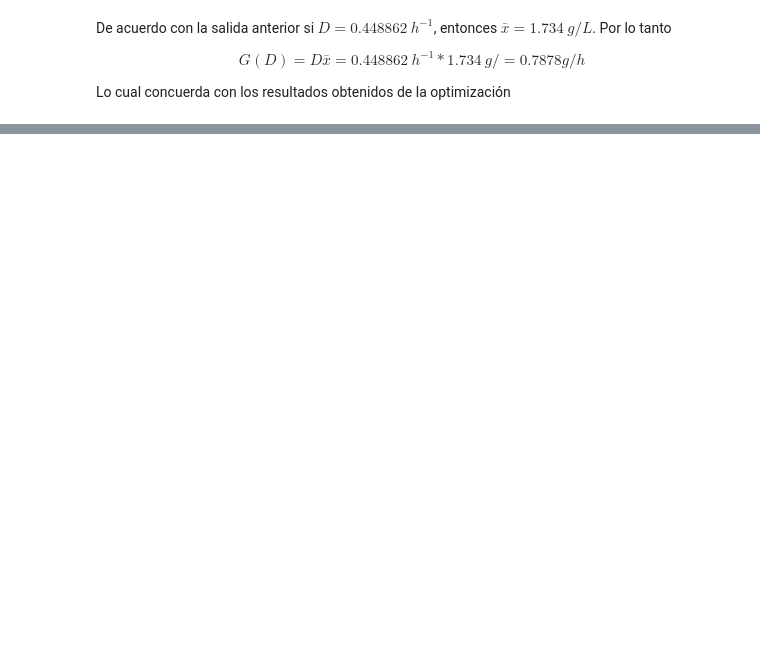
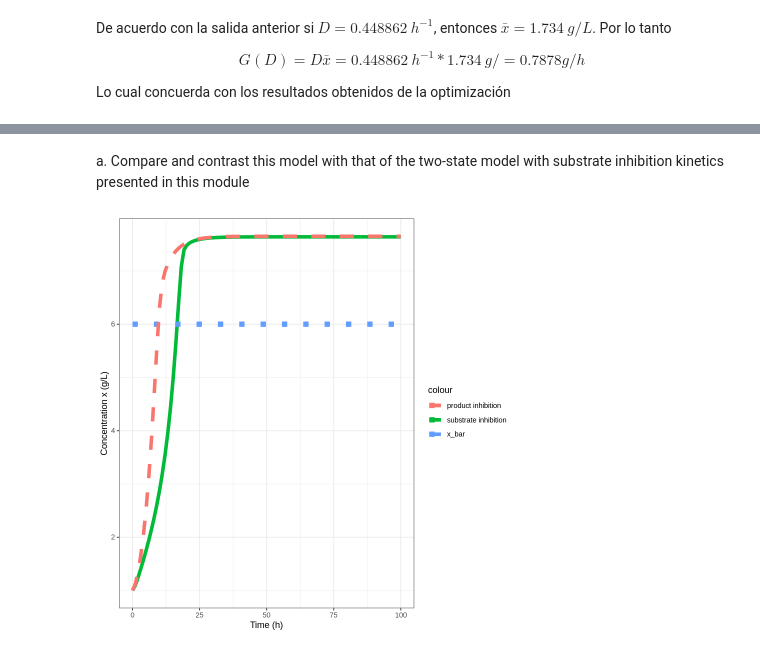
Before and after one commit to JuanM-GG/sistemas-dinamicos-R, a Jupyter notebook: modulo8_reactor_bioquimico.ipynb, the cells around one changed output, grey strips where cells are left out. Saved outputs shown, nothing was run; the diff lists cells and outputs as text; code cells hidden in the pictures; blank space fills up the shorter version.

```diff
--- a/modulo8_reactor_bioquimico.ipynb
+++ b/modulo8_reactor_bioquimico.ipynb
@@ -416,0 +527,2 @@ Lo cual concuerda con los resultados obtenidos de la optimización
+# %% [markdown]
+a. Compare and contrast this model with that of the two-state model with substrate inhibition kinetics presented in this module
@@ -416,0 +542,47 @@ Lo cual concuerda con los resultados obtenidos de la optimización
+# %%
+# modelo con inhibición por sustrato y producto
+prod_inhi <- function(times, state, parms) {
+  with(as.list(c(state, parms)), {
+
+    # velocidad de crecimiento
+    rx = mu_max*s/(ks + s)*x
+
+    # velocidad de consumo de sustrato
+    rs = (1/Yxs)*rx
+
+    # velocidad de generación de producto debido al crecimiento
+    rp = alpha*rx
+
+    # balance de materia para la biomasa
+    dxdt = rx - D*x
+
+    # balance de materia para el sustrato
+    dsdt = D*(sf-s) - rs
+
+    # balance de materia para el producto
+    dpdt = rp + beta*x - D*p
+
+    return(list(c(dsdt, dxdt, dpdt)))
+  })
+}
+# %%
+# simular modelo con inhibición por sustrato y producto
+s <- c(s = 1, x = 1, p = 0)
+out2 <- ode(func = prod_inhi, y = s, times = times, parms = p, method = "rk4")
+# %%
+# preparar resultados para la visualización
+out1 <- as.data.frame(out1)
+out1$s_bar <- ss_bar[1]
+out1$x_bar <- ss_bar[2]
+out1$p_bar <- ss_bar[3]
+out2 <- as.data.frame(out2)
+# %%
+ggplot(out1, aes(times)) +
+  geom_line(aes(y = x, color = "substrate inhibition"), lty = 1, lwd = 2) +
+  geom_line(aes(y = x_bar, color = "x_bar"), lty = 3, lwd = 3) +
+  geom_line(data = out2, aes(y = x, color = "product inhibition"), cex = 2, lty =2) +
+  xlab("Time (h)") +
+  ylab("Concentration x (g/L)") +
+  theme_bw()
+# %% [output]
+[figure, added]
```
Also changed, not shown: parts of 30 cells of this notebook.
